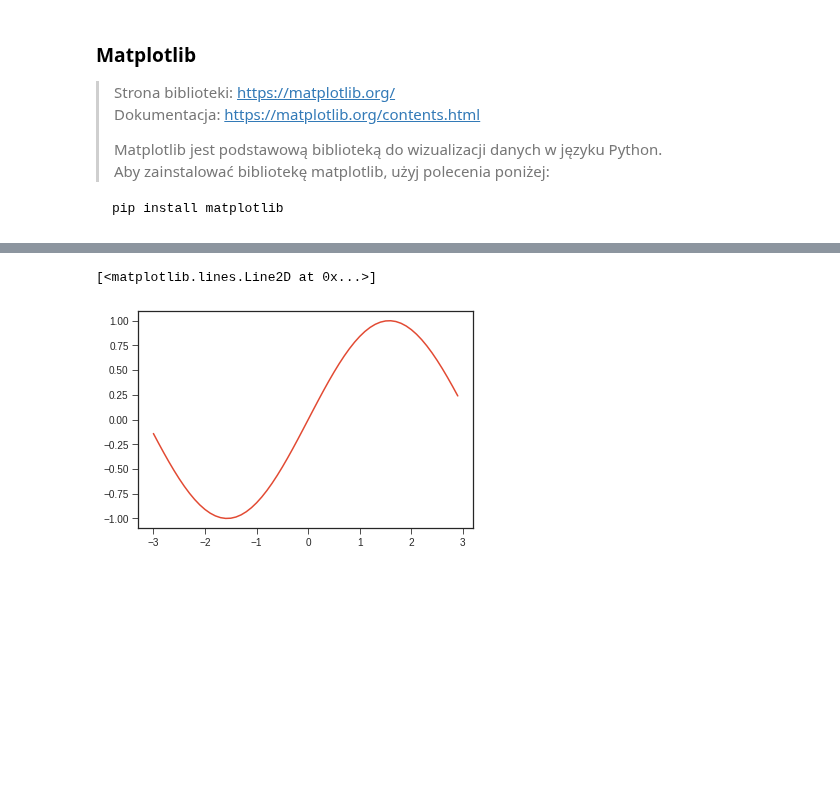
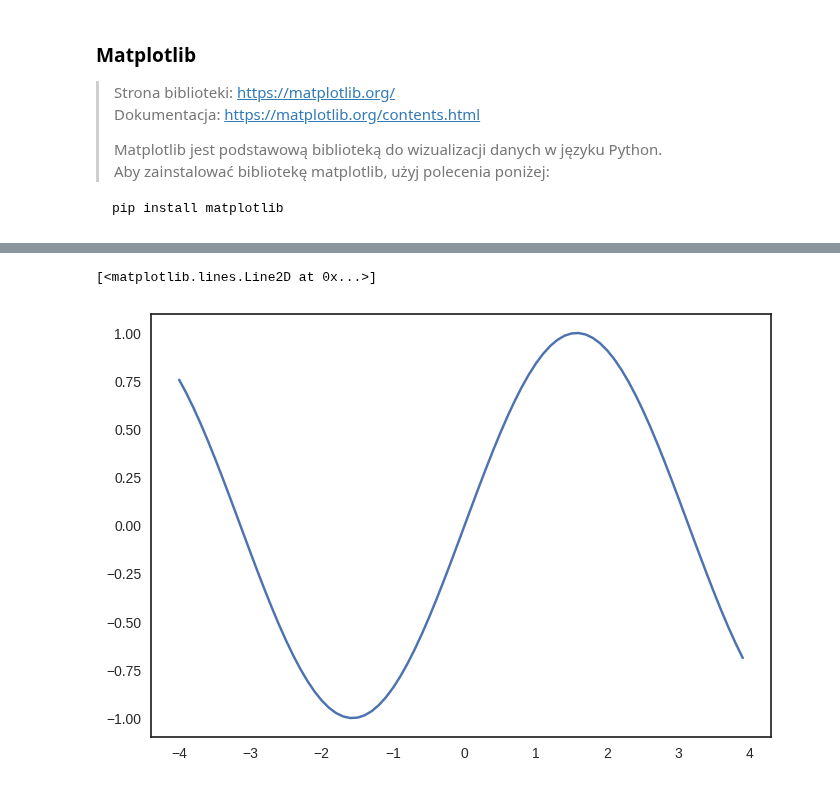
Before and after one commit to kurek0010/data-science-bootcamp, a Jupyter notebook: 03_wizualizacje_danych/03_style.ipynb, the cells around one changed output, grey strips where cells are left out. Cells and saved outputs as stored; diff of their text form; code cells hidden in the pictures; blank space fills up the shorter version.

```diff
--- a/03_wizualizacje_danych/03_style.ipynb
+++ b/03_wizualizacje_danych/03_style.ipynb
@@ -17,7 +17,7 @@ pip install matplotlib
 import numpy as np
 import matplotlib.pyplot as plt
 # %%
-x = np.arange(-3, 3, 0.1)
+x = np.arange(-4, 4, 0.1)
 x_sin = np.sin(x)
 
 plt.plot(x, x_sin)
@@ -53,9 +53,9 @@ plt.style.available
 # %%
-plt.style.use('seaborn-ticks')
+plt.style.use('seaborn-v0_8-white')
 plt.plot(x, x_sin)
 # %% [output]
 [<matplotlib.lines.Line2D at 0x...>]
-[figure, old version]
+[figure, new version]
 # %%
 plt.style.use('dark_background')
 plt.plot(x, x_sin)
```
Also changed, not shown: parts of 5 cells of this notebook.
